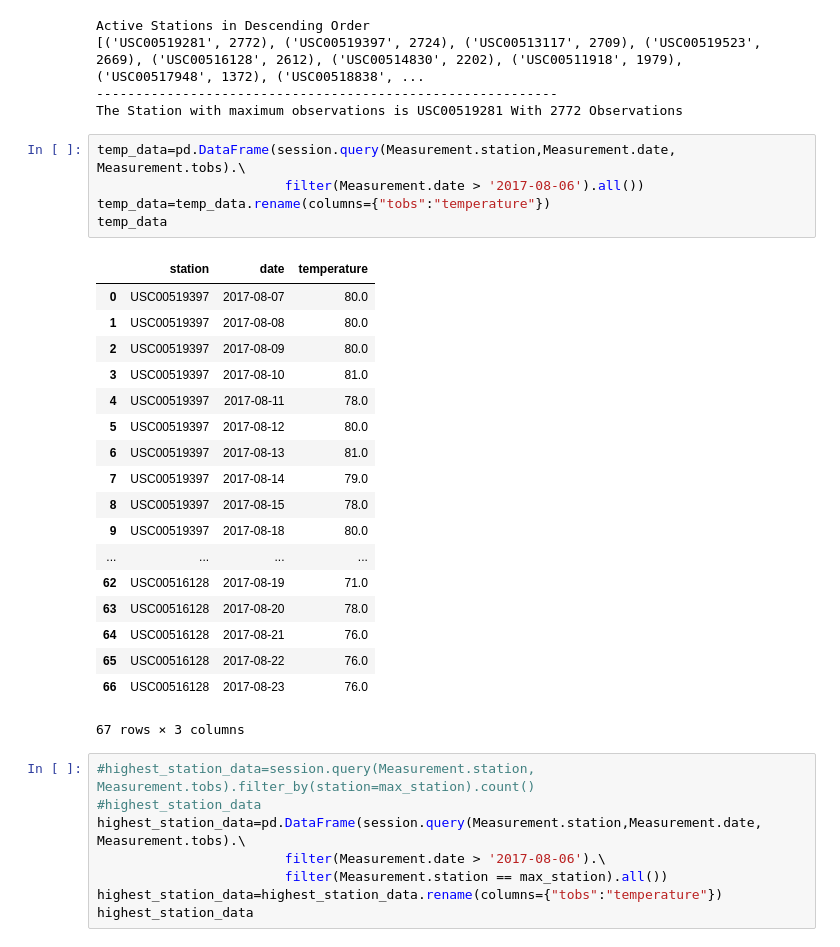
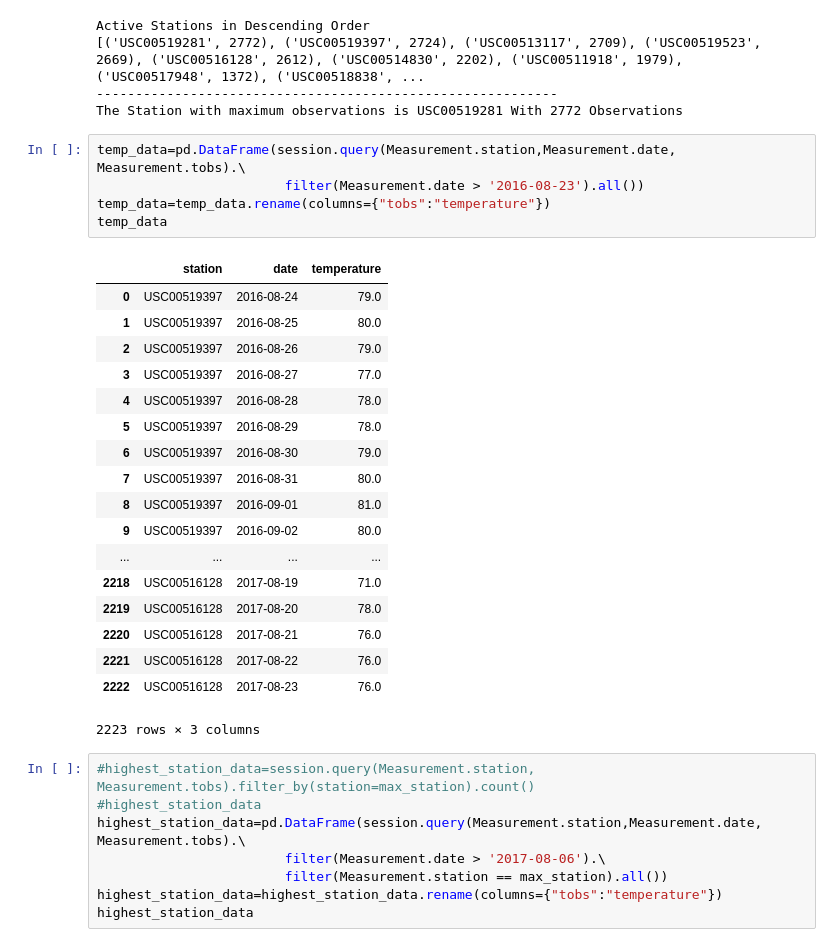
Before and after one commit to AbdulazizGebril/Workspace, a Jupyter notebook: 09-Adv-Data-Storage-Retrieval (Week 11)/Instructions/SQLAlchemy.ipynb, the cells around one changed output. Saved outputs shown, nothing was run; the diff lists cells and outputs as text.

```diff
--- a/09-Adv-Data-Storage-Retrieval (Week 11)/Instructions/SQLAlchemy.ipynb
+++ b/09-Adv-Data-Storage-Retrieval (Week 11)/Instructions/SQLAlchemy.ipynb
@@ -122,28 +122,28 @@ Active Stations in Descending Order
 The Station with maximum observations is USC00519281 With 2772 Observations
 # %%
 temp_data=pd.DataFrame(session.query(Measurement.station,Measurement.date, Measurement.tobs).\
-                        filter(Measurement.date > '2017-08-06').all())
+                        filter(Measurement.date > '2016-08-23').all())
 temp_data=temp_data.rename(columns={"tobs":"temperature"})
 temp_data
 # %% [output]
 |  | station | date | temperature |
-| 0 | USC00519397 | 2017-08-07 | 80.0 |
-| 1 | USC00519397 | 2017-08-08 | 80.0 |
-| 2 | USC00519397 | 2017-08-09 | 80.0 |
-| 3 | USC00519397 | 2017-08-10 | 81.0 |
-| 4 | USC00519397 | 2017-08-11 | 78.0 |
-| 5 | USC00519397 | 2017-08-12 | 80.0 |
-| 6 | USC00519397 | 2017-08-13 | 81.0 |
-| 7 | USC00519397 | 2017-08-14 | 79.0 |
-| 8 | USC00519397 | 2017-08-15 | 78.0 |
-| 9 | USC00519397 | 2017-08-18 | 80.0 |
+| 0 | USC00519397 | 2016-08-24 | 79.0 |
+| 1 | USC00519397 | 2016-08-25 | 80.0 |
+| 2 | USC00519397 | 2016-08-26 | 79.0 |
+| 3 | USC00519397 | 2016-08-27 | 77.0 |
+| 4 | USC00519397 | 2016-08-28 | 78.0 |
+| 5 | USC00519397 | 2016-08-29 | 78.0 |
+| 6 | USC00519397 | 2016-08-30 | 79.0 |
+| 7 | USC00519397 | 2016-08-31 | 80.0 |
+| 8 | USC00519397 | 2016-09-01 | 81.0 |
+| 9 | USC00519397 | 2016-09-02 | 80.0 |
 | ... | ... | ... | ... |
-| 62 | USC00516128 | 2017-08-19 | 71.0 |
-| 63 | USC00516128 | 2017-08-20 | 78.0 |
-| 64 | USC00516128 | 2017-08-21 | 76.0 |
-| 65 | USC00516128 | 2017-08-22 | 76.0 |
-| 66 | USC00516128 | 2017-08-23 | 76.0 |
+| 2218 | USC00516128 | 2017-08-19 | 71.0 |
+| 2219 | USC00516128 | 2017-08-20 | 78.0 |
+| 2220 | USC00516128 | 2017-08-21 | 76.0 |
+| 2221 | USC00516128 | 2017-08-22 | 76.0 |
+| 2222 | USC00516128 | 2017-08-23 | 76.0 |
-67 rows × 3 columns
+2223 rows × 3 columns
 # %%
 #highest_station_data=session.query(Measurement.station, Measurement.tobs).filter_by(station=max_station).count()
 #highest_station_data
```
Also changed, not shown: parts of 4 cells of this notebook.
